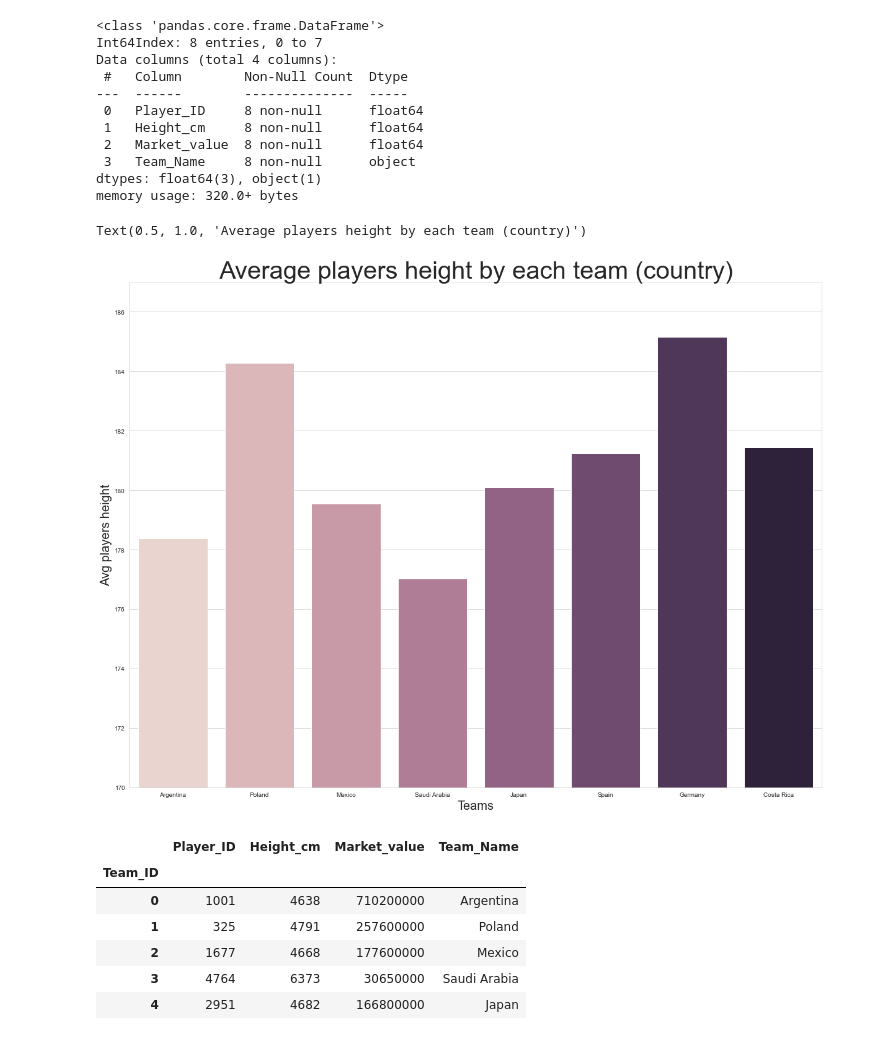
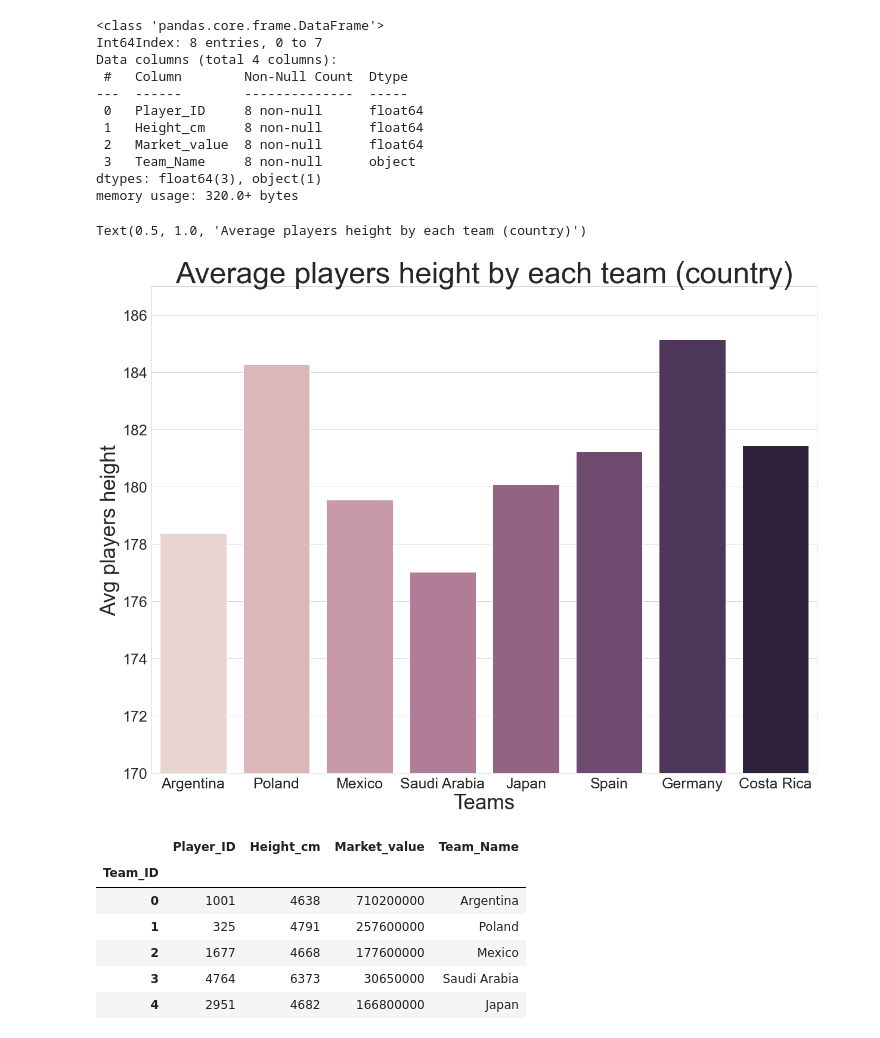
Before and after one commit to AdamJJ00/fifa-statistic-web-app, a Jupyter notebook: charts/charts.ipynb, the cells around one changed output. Saved outputs shown, nothing was run; the diff lists cells and outputs as text; code cells hidden in the pictures.

Commit message:
charts labels modification

```diff
--- a/charts/charts.ipynb
+++ b/charts/charts.ipynb
@@ -8,7 +8,7 @@ import plotly.express as px
 import plotly.graph_objs as go
 from plotly.offline import iplot
 # %%
-conn = sqlite3.connect("/db/fifa_app.db")
+conn = sqlite3.connect("db/fifa_app.db")
 
 players = pd.read_sql_query("SELECT * FROM Players", conn)
 teams = pd.read_sql_query("SELECT * FROM Teams", conn)
@@ -211,14 +210,16 @@ memory usage: 320.0+ bytes
 # %%
 plt.figure(figsize=(20,15))
 sns.set_style("whitegrid")
 ax= sns.barplot(x=teams_grpd_height['Team_Name'], y=teams_grpd_height['Height_cm'], palette = sns.cubehelix_palette(len(teams_grpd_height['Team_Name'])))
 plt.ylim(170, 187)
-plt.xlabel('Teams', fontsize=20)
-plt.ylabel('Avg players height', fontsize=20)
-plt.title('Average players height by each team (country)', fontsize=40)
+plt.xlabel('Teams', fontsize=35)
+plt.xticks(size = 25)
+plt.yticks(size = 25)
+plt.ylabel('Avg players height', fontsize=35)
+plt.title('Average players height by each team (country)', fontsize=50)
 # %% [output]
 Text(0.5, 1.0, 'Average players height by each team (country)')
-[figure, old version]
+[figure, new version]
 # %%
 teams_grpd_value = players[['Market_value' ,'Team_ID']]
 # %%
```
Also changed, not shown: parts of 5 cells of this notebook.
